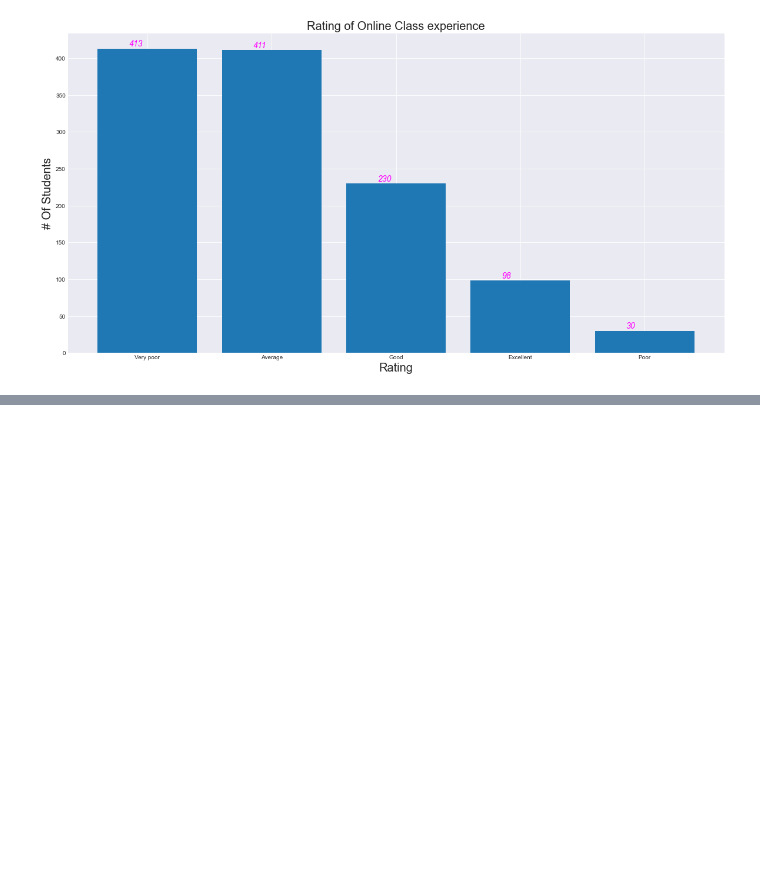
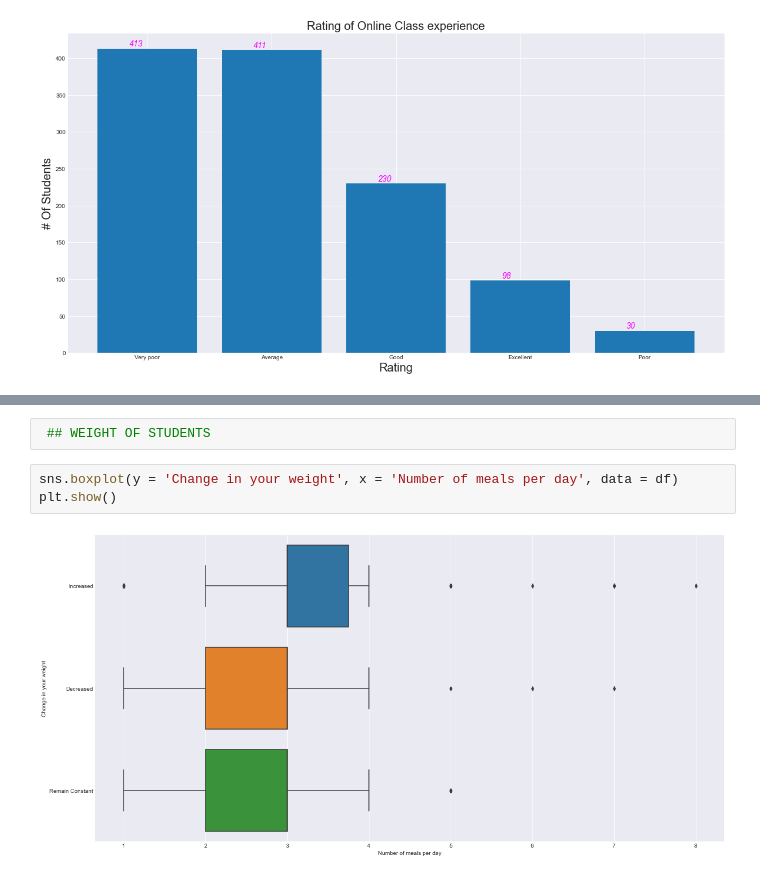
Before and after one commit to Jisha-tr/Covid19-and-impact-on-students, a Jupyter notebook: Covid19 and impact on students.ipynb, the cells around one changed output, grey strips where cells are left out. Cells and saved outputs as stored; diff of their text form; blank space fills up the shorter version.

```diff
--- a/Covid19 and impact on students.ipynb
+++ b/Covid19 and impact on students.ipynb
@@ -273,0 +324,7 @@ ax.grid(True)
+# %%
+ ## WEIGHT OF STUDENTS
+# %%
+sns.boxplot(y = 'Change in your weight', x = 'Number of meals per day', data = df)
+plt.show()
+# %% [output]
+[figure, added]
```
Also changed, not shown: parts of 9 cells of this notebook, 1 other file.
